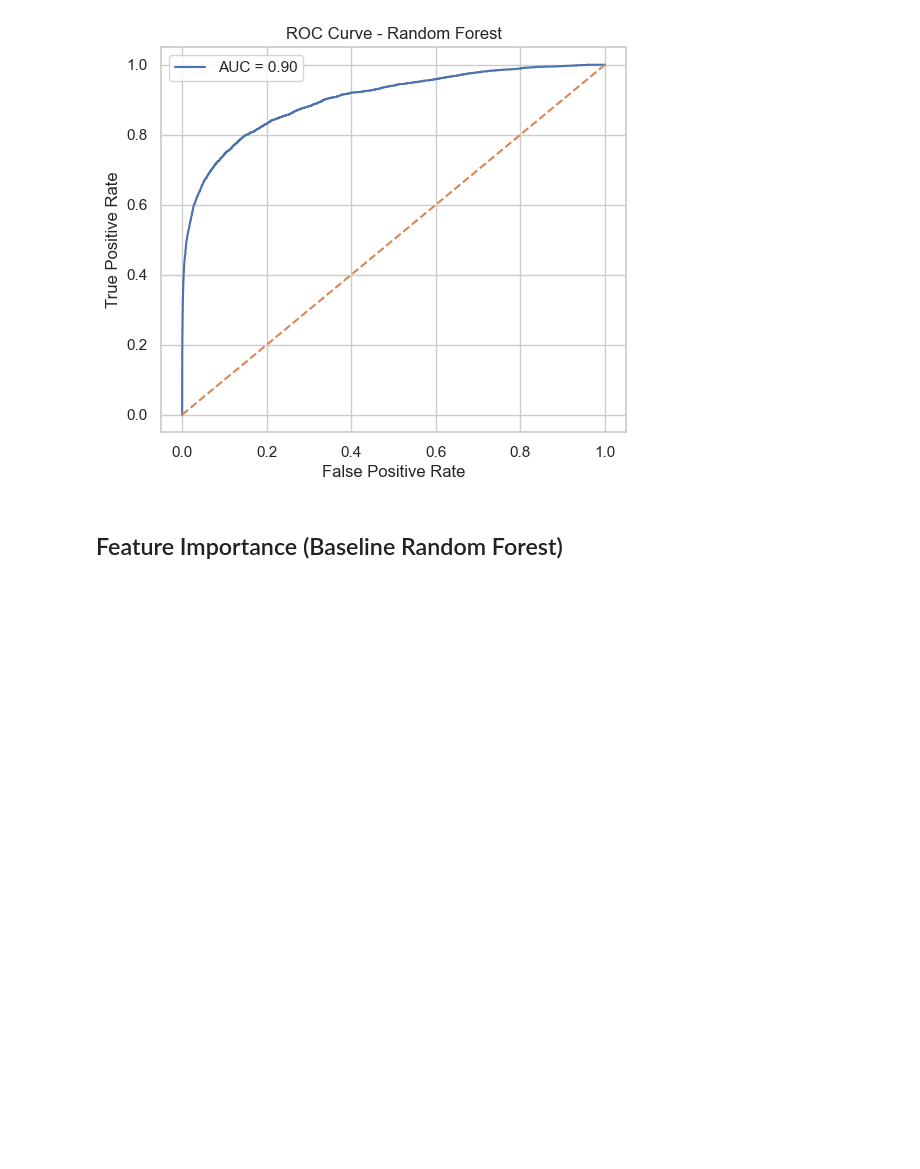
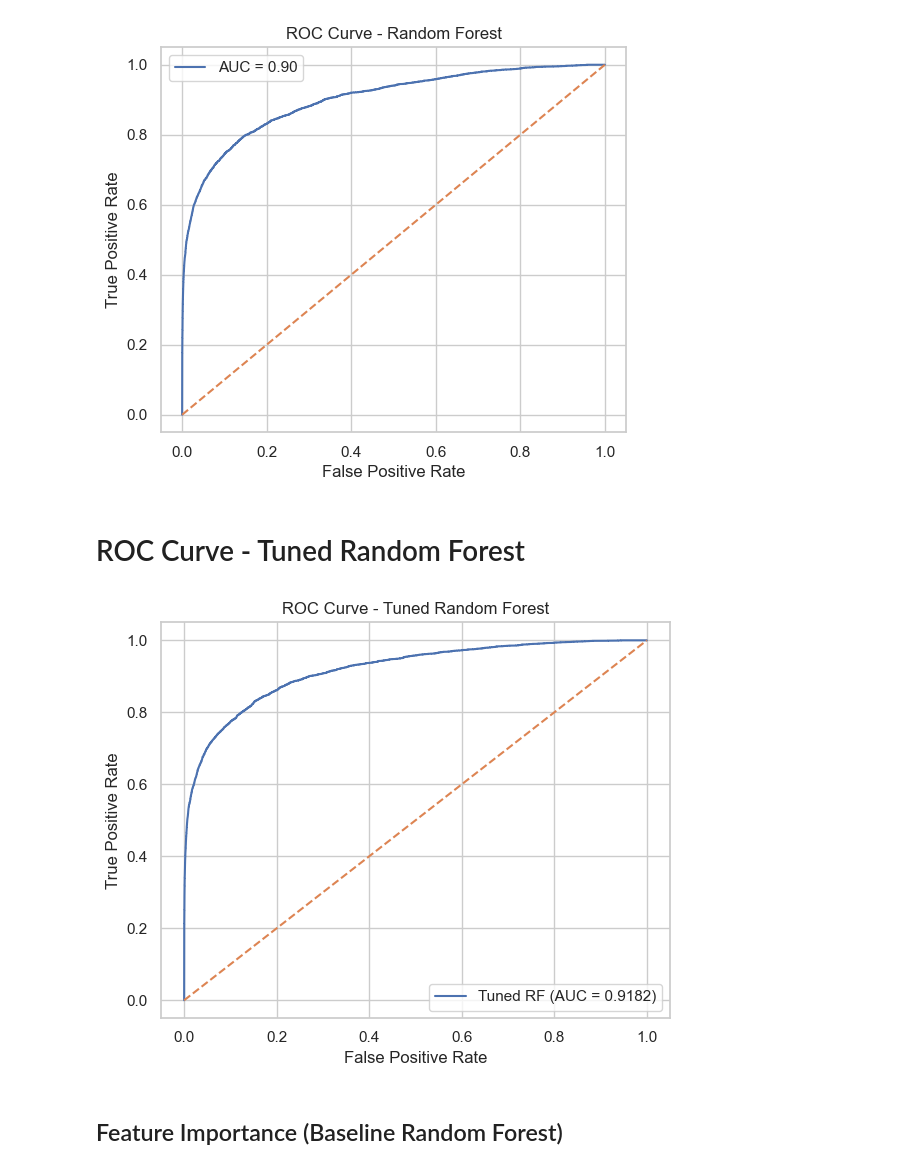
Before and after one commit to Marchiano535/fraud-bigdata, a Jupyter notebook: Tubes_Bigdata.ipynb, the cells around one changed output. Drawn from its saved outputs; the diff is of its cells as text; code cells hidden in the pictures; blank space fills up the shorter version.

```diff
--- a/Tubes_Bigdata.ipynb
+++ b/Tubes_Bigdata.ipynb
@@ -543,6 +561,27 @@ plt.legend()
 plt.show()
 # %% [output]
 [figure]
+# %% [markdown]
+# ROC Curve - Tuned Random Forest
+# %%
+from sklearn.metrics import roc_curve, auc
+
+y_proba_tuned = rf_tuned.predict_proba(X_test_fs)[:, 1]
+
+fpr_tuned, tpr_tuned, _ = roc_curve(y_test, y_proba_tuned)
+roc_auc_tuned = auc(fpr_tuned, tpr_tuned)
+
+plt.figure(figsize=(6, 5))
+plt.plot(fpr_tuned, tpr_tuned, label=f'Tuned RF (AUC = {roc_auc_tuned:.4f})')
+plt.plot([0, 1], [0, 1], linestyle='--')
+plt.xlabel('False Positive Rate')
+plt.ylabel('True Positive Rate')
+plt.title('ROC Curve - Tuned Random Forest')
+plt.legend(loc='lower right')
+plt.tight_layout()
+plt.show()
+# %% [output]
+[figure, added]
 # %% [markdown]
 ## Feature Importance (Baseline Random Forest)
 # %%
```
Also changed, not shown: parts of 4 cells of this notebook.
